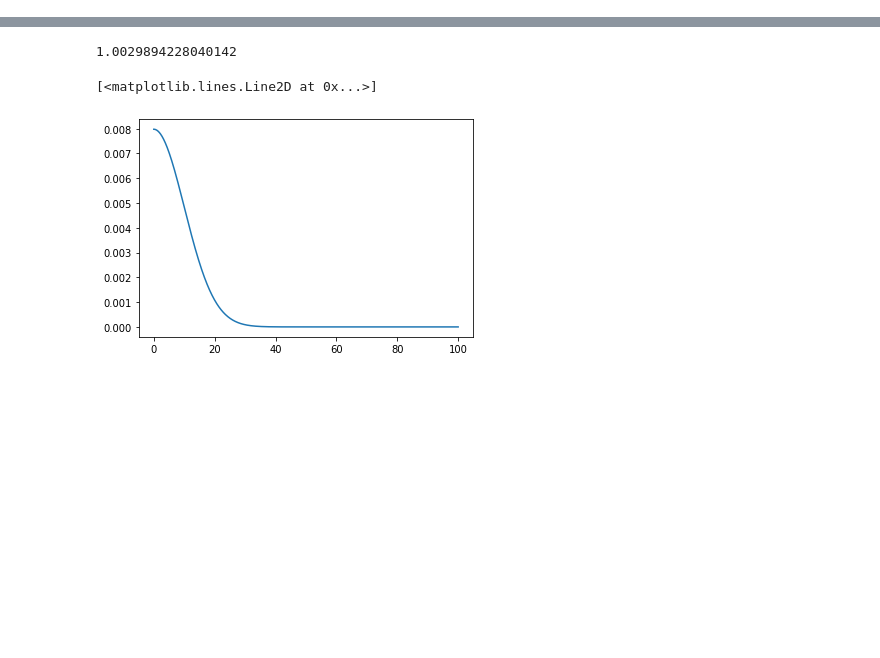
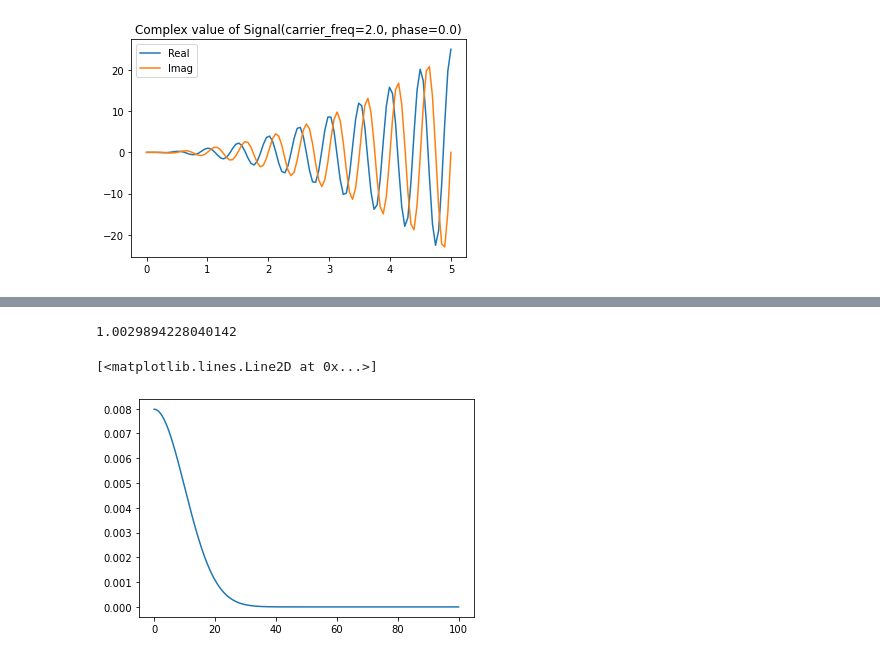
Before and after one commit to qiskit-community/qiskit-dynamics, a Jupyter notebook: example_notebooks/Signals.ipynb, the cells around one changed output, grey strips where cells are left out. Saved outputs shown, nothing was run; the diff lists cells and outputs as text; code cells hidden in the pictures; blank space fills up the shorter version.

```diff
--- a/example_notebooks/Signals.ipynb
+++ b/example_notebooks/Signals.ipynb
@@ -115,0 +65,5 @@ from qiskit_ode.models.transfer_functions import Convolution
+# %%
+# plot the complex value
+sig.draw(0, 5, 100, function='complex_value')
+# %% [output]
+[figure, added]
```
Also changed, not shown: parts of 108 cells of this notebook, 21 other files.
